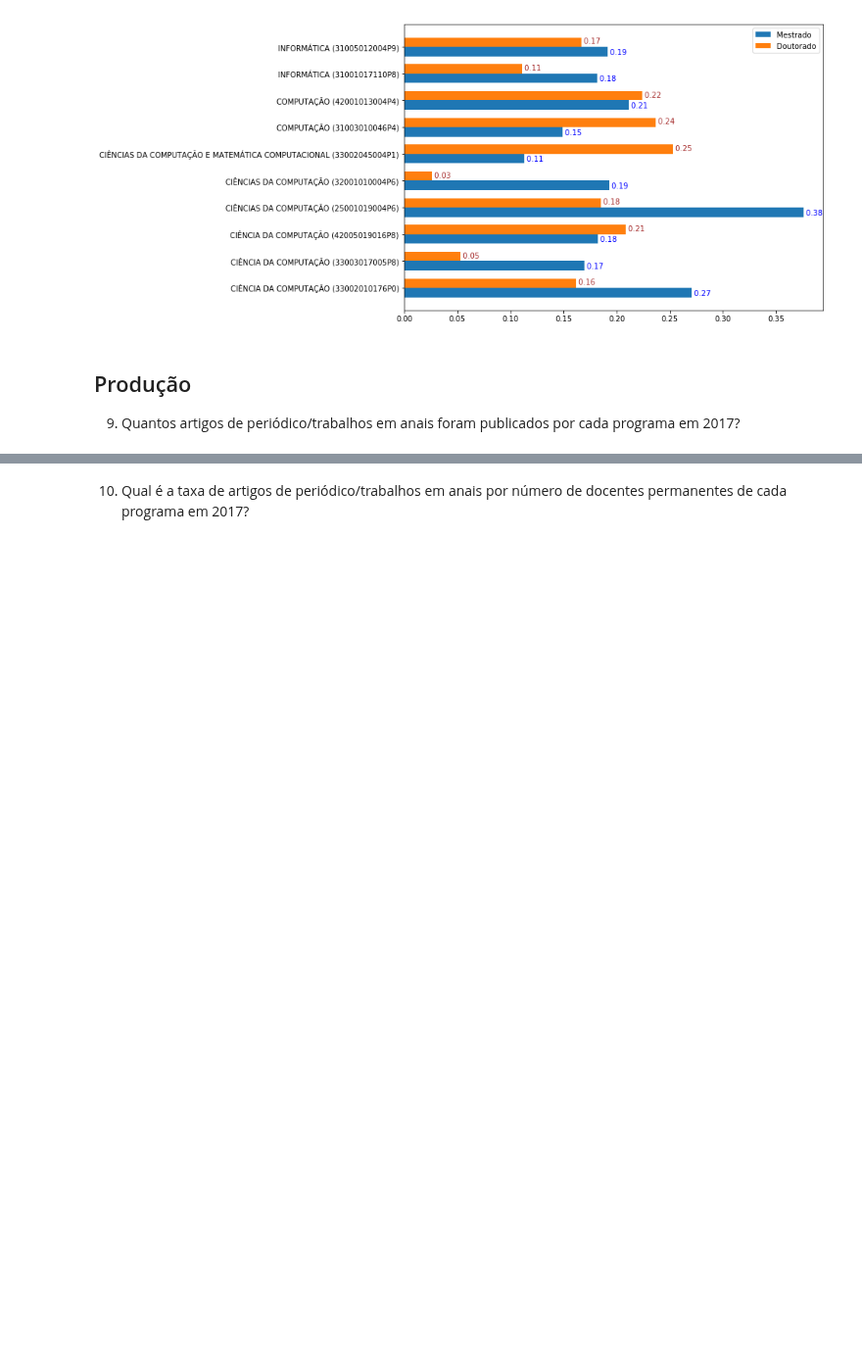
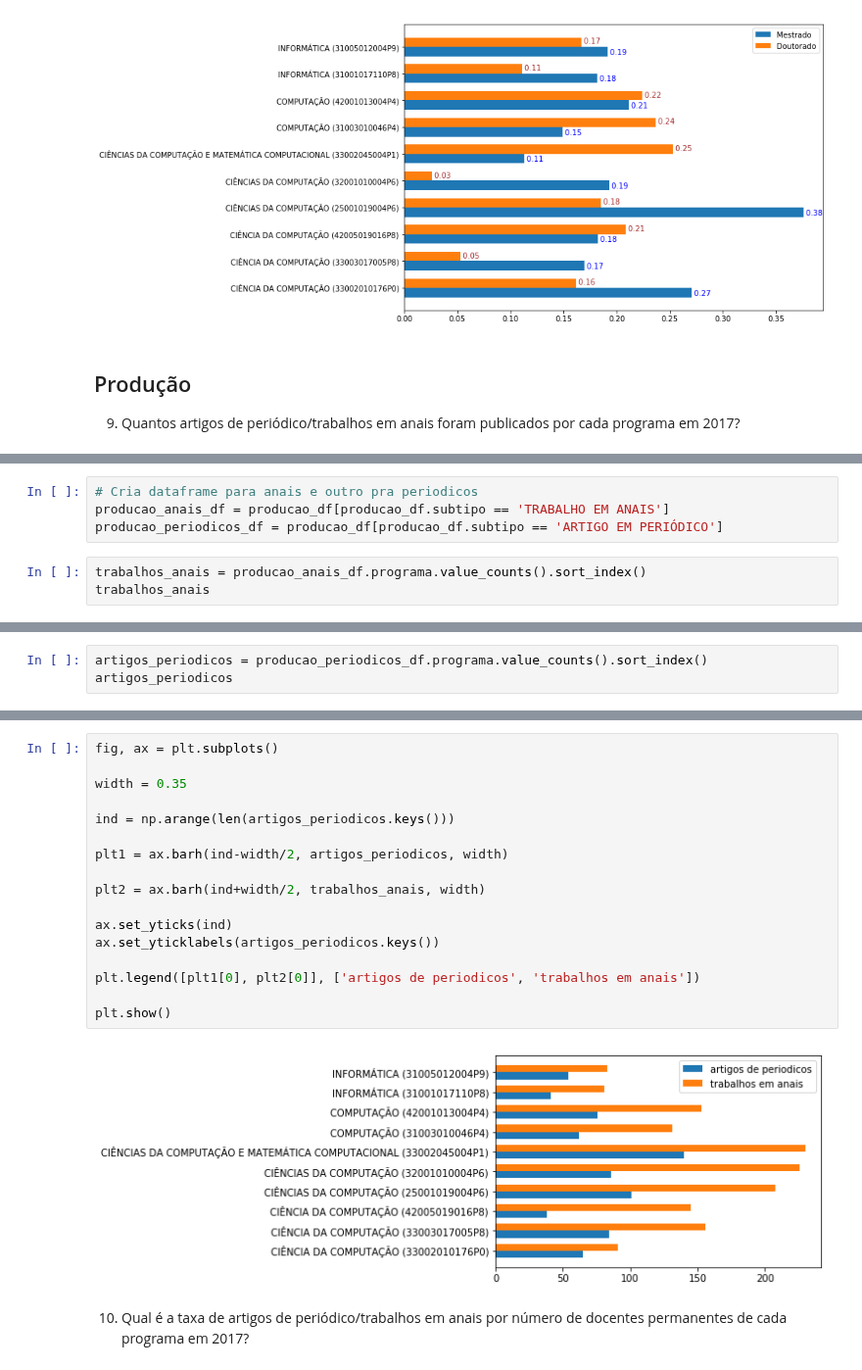
Before and after one commit to Pedalves/DataScience, a Jupyter notebook: CAPES/T1.1 Enunciado - Analise descritiva de dados de PG_Rafael.ipynb, the cells around one changed output, grey strips where cells are left out. Shown at 98% size. Saved outputs shown, nothing was run; the diff lists cells and outputs as text; blank space fills up the shorter version.

```diff
--- a/CAPES/T1.1 Enunciado - Analise descritiva de dados de PG_Rafael.ipynb
+++ b/CAPES/T1.1 Enunciado - Analise descritiva de dados de PG_Rafael.ipynb
@@ -760,0 +774,7 @@ plt.show()
+# %%
+# Cria dataframe para anais e outro pra periodicos
+producao_anais_df = producao_df[producao_df.subtipo == 'TRABALHO EM ANAIS']
+producao_periodicos_df = producao_df[producao_df.subtipo == 'ARTIGO EM PERIÓDICO']
+# %%
+trabalhos_anais = producao_anais_df.programa.value_counts().sort_index()
+trabalhos_anais
@@ -760,0 +793,3 @@ plt.show()
+# %%
+artigos_periodicos = producao_periodicos_df.programa.value_counts().sort_index()
+artigos_periodicos
@@ -761,2 +808,21 @@ plt.show()
+# %%
+fig, ax = plt.subplots()
+
+width = 0.35
+
+ind = np.arange(len(artigos_periodicos.keys()))
+
+plt1 = ax.barh(ind-width/2, artigos_periodicos, width)
+
+plt2 = ax.barh(ind+width/2, trabalhos_anais, width)
+
+ax.set_yticks(ind)
+ax.set_yticklabels(artigos_periodicos.keys())
+
+plt.legend([plt1[0], plt2[0]], ['artigos de periodicos', 'trabalhos em anais'])
+
+plt.show()
+# %% [output]
+[figure, added]
 # %% [markdown]
 10) Qual é a taxa de artigos de periódico/trabalhos em anais por número de docentes permanentes de cada programa em 2017?
```
Also changed, not shown: parts of 17 cells of this notebook.
